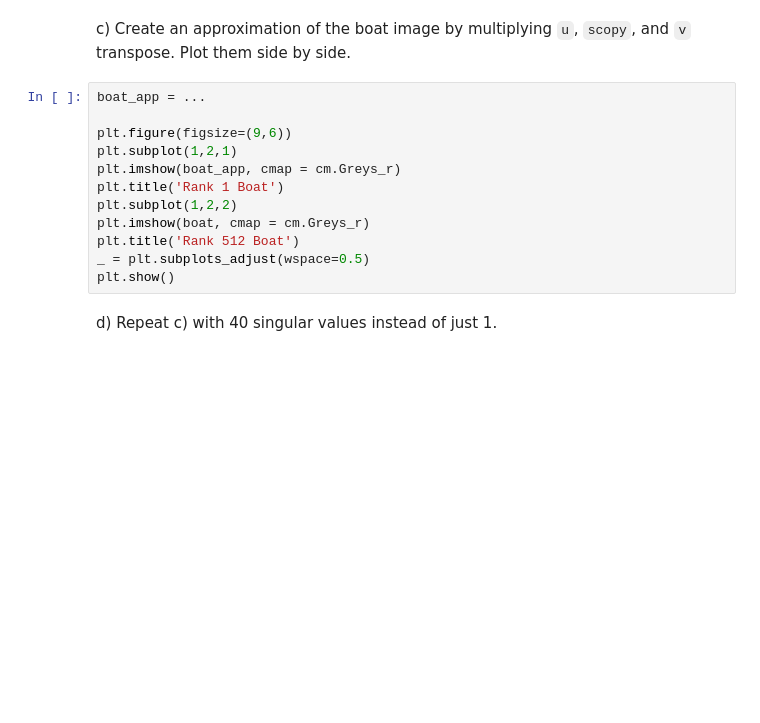
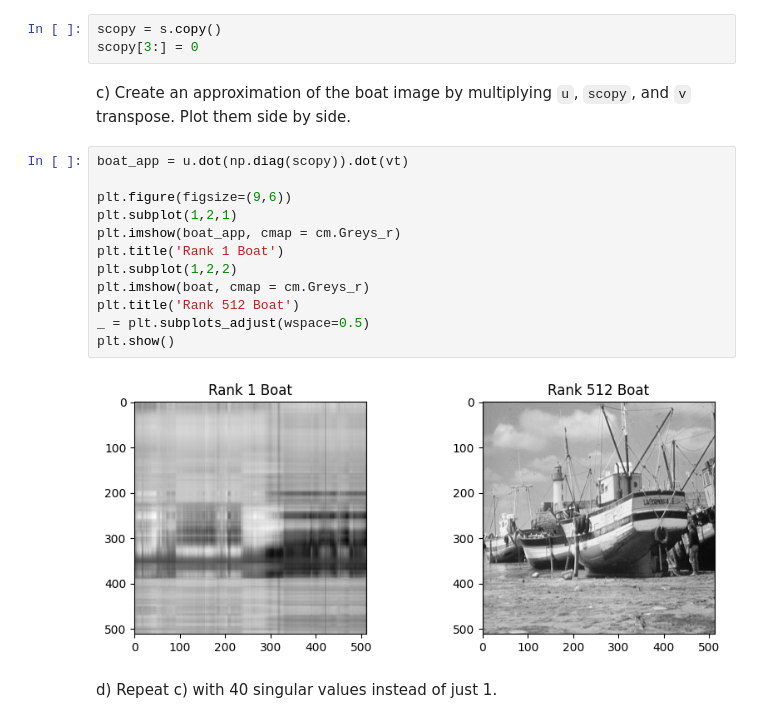
Before and after one commit to gallettilance/CS506-Fall2024, a Jupyter notebook: lecture_07/worksheet_07.ipynb, the cells around one changed output. Drawn from its saved outputs; the diff is of its cells as text; blank space fills up the shorter version.

```diff
--- a/lecture_07/worksheet_07.ipynb
+++ b/lecture_07/worksheet_07.ipynb
@@ -97,17 +98,22 @@ scopy = ...
+# %%
+scopy = s.copy()
+scopy[3:] = 0
 # %% [markdown]
 c) Create an approximation of the boat image by multiplying `u`, `scopy`, and `v` transpose. Plot them side by side.
 # %%
-boat_app = ...
+boat_app = u.dot(np.diag(scopy)).dot(vt)
 
 plt.figure(figsize=(9,6))
 plt.subplot(1,2,1)
 plt.imshow(boat_app, cmap = cm.Greys_r)
 plt.title('Rank 1 Boat')
 plt.subplot(1,2,2)
 plt.imshow(boat, cmap = cm.Greys_r)
 plt.title('Rank 512 Boat')
 _ = plt.subplots_adjust(wspace=0.5)
 plt.show()
+# %% [output]
+[figure, added]
 # %% [markdown]
 d) Repeat c) with 40 singular values instead of just 1.
 # %% [markdown]
```
Also changed, not shown: parts of 5 cells of this notebook, 2 other files.
